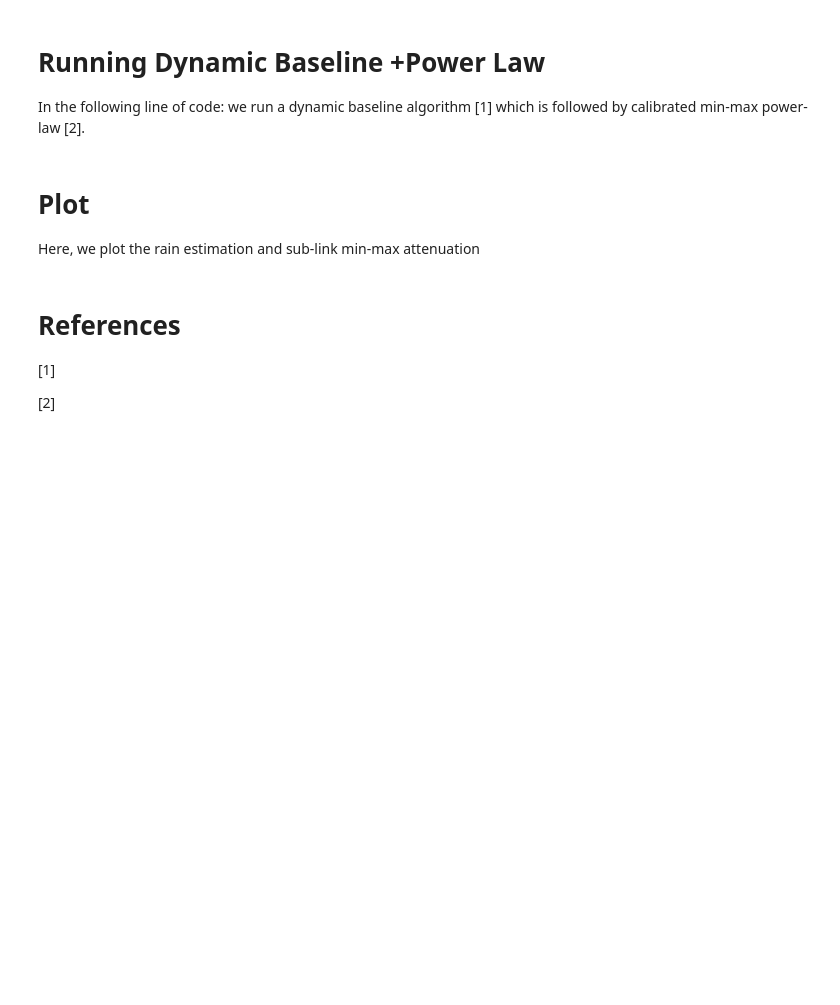
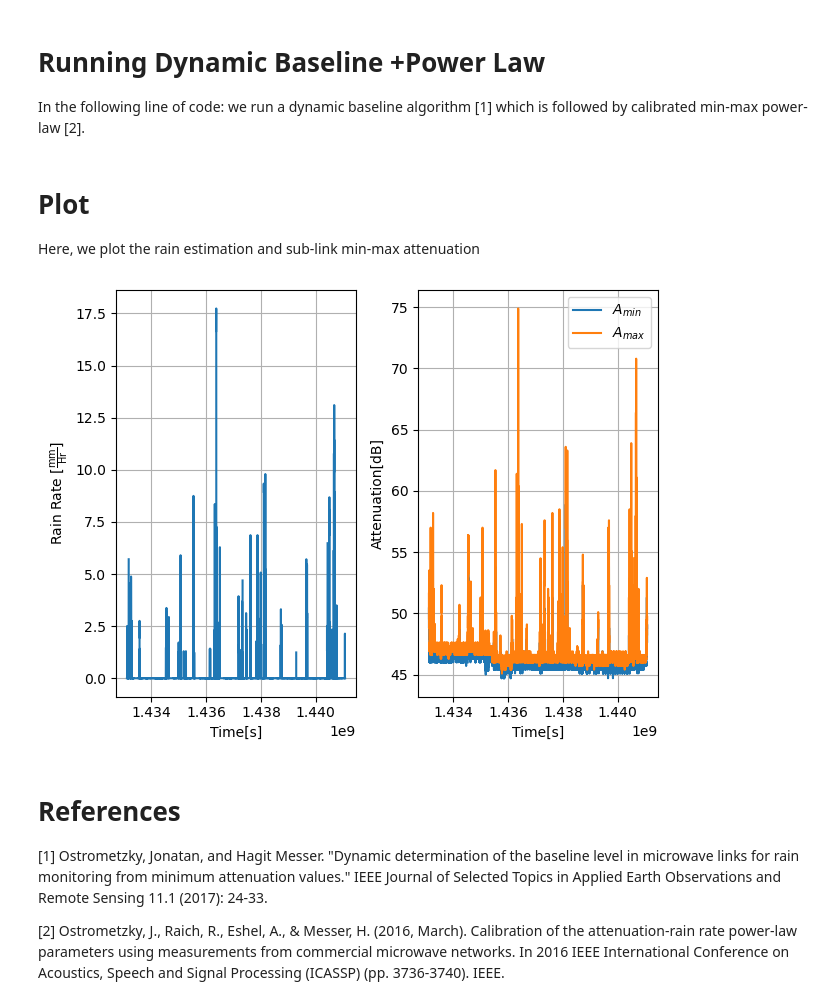
Before and after one commit to OpenSenseAction/OPENSENSE_sandbox, a Jupyter notebook: notebooks/pynncml_basic_example.ipynb, the cells around one changed output. Cells and saved outputs as stored; diff of their text form; code cells hidden in the pictures; blank space fills up the shorter version.

```diff
--- a/notebooks/pynncml_basic_example.ipynb
+++ b/notebooks/pynncml_basic_example.ipynb
@@ -32,8 +33,8 @@ meta_data=pnc.MetaData(float(ds_sublink.frequency),
                    float(ds_sublink.length),
                    25,
                    25)
-rsl_array=np.asarray(ds_sublink.rx)
-tsl_array=np.asarray(ds_sublink.tx)
+rsl_array=np.asarray(ds_sublink.tsl)
+tsl_array=np.asarray(ds_sublink.rsl)
 time_array=np.asarray(ds_sublink.time).astype('datetime64[s]').astype("int")
 link_data=pnc.Link(rsl_array,
                    np.zeros(time_array.shape[0]), # Insert zero instade of rain rate values.
@@ -55,12 +56,25 @@ Here, we plot the rain estimation and sub-link min-max attenuation
 # %%
 
 plt.subplot(1,2,1)
-plt.plot(rain[0,:].numpy())
+plt.plot(link_min_max.time_array,rain[0,:].numpy())
+plt.xlabel("Time[s]")
+plt.ylabel(r"Rain Rate $[\frac{\mathrm{mm}}{\mathrm{Hr}}]$")
+plt.grid()
+plt.subplot(1,2,2)
+plt.plot(link_min_max.time_array,-att[0,:,0].numpy(),label=r"$A_{min}$")
+plt.plot(link_min_max.time_array,-att[0,:,1].numpy(),label=r"$A_{max}$")
+plt.xlabel("Time[s]")
+plt.ylabel("Attenuation[dB]")
+plt.legend()
+plt.grid()
+plt.tight_layout()
 plt.show()
-plt.subplot(1,2,2)
 # plt.plot(wd)
+# %% [output]
+[figure, added]
 # %% [markdown]
 # References
-[1]
 
-[2]
+[1] Ostrometzky, Jonatan, and Hagit Messer. "Dynamic determination of the baseline level in microwave links for rain monitoring from minimum attenuation values." IEEE Journal of Selected Topics in Applied Earth Observations and Remote Sensing 11.1 (2017): 24-33.
+
+[2] Ostrometzky, J., Raich, R., Eshel, A., & Messer, H. (2016, March). Calibration of the attenuation-rain rate power-law parameters using measurements from commercial microwave networks. In 2016 IEEE International Conference on Acoustics, Speech and Signal Processing (ICASSP) (pp. 3736-3740). IEEE.
```
Also changed, not shown: parts of 1 cell of this notebook.
